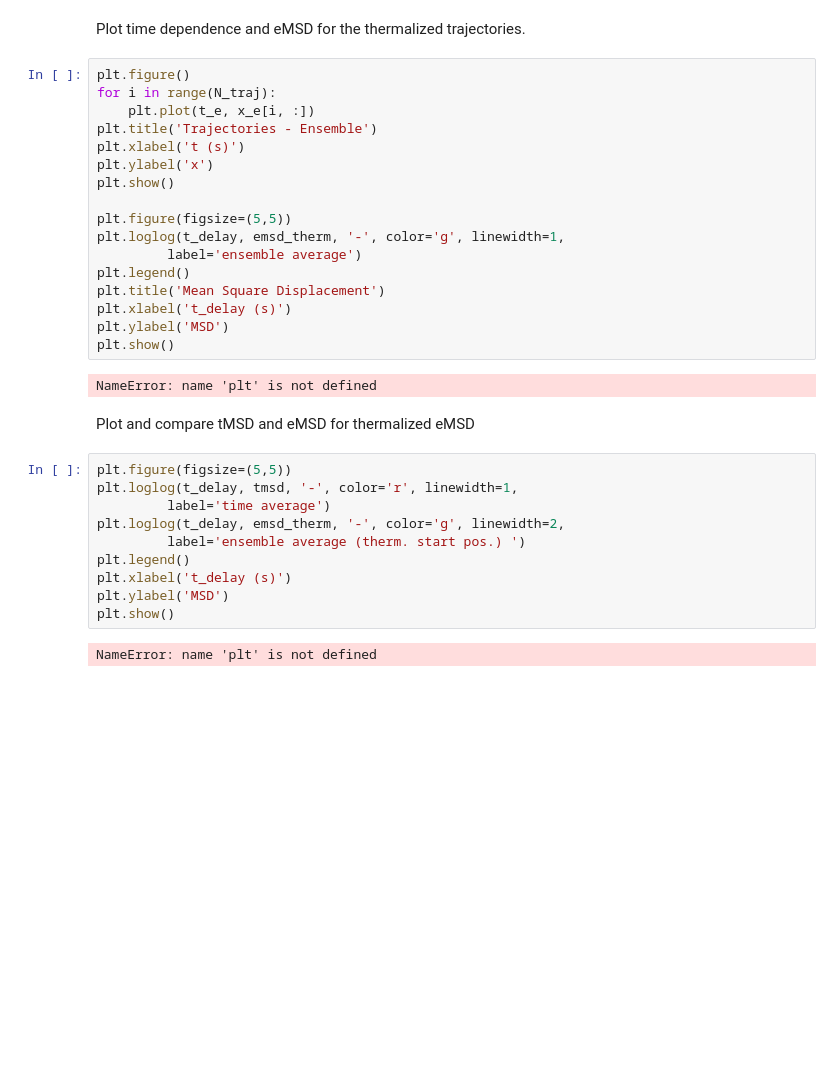
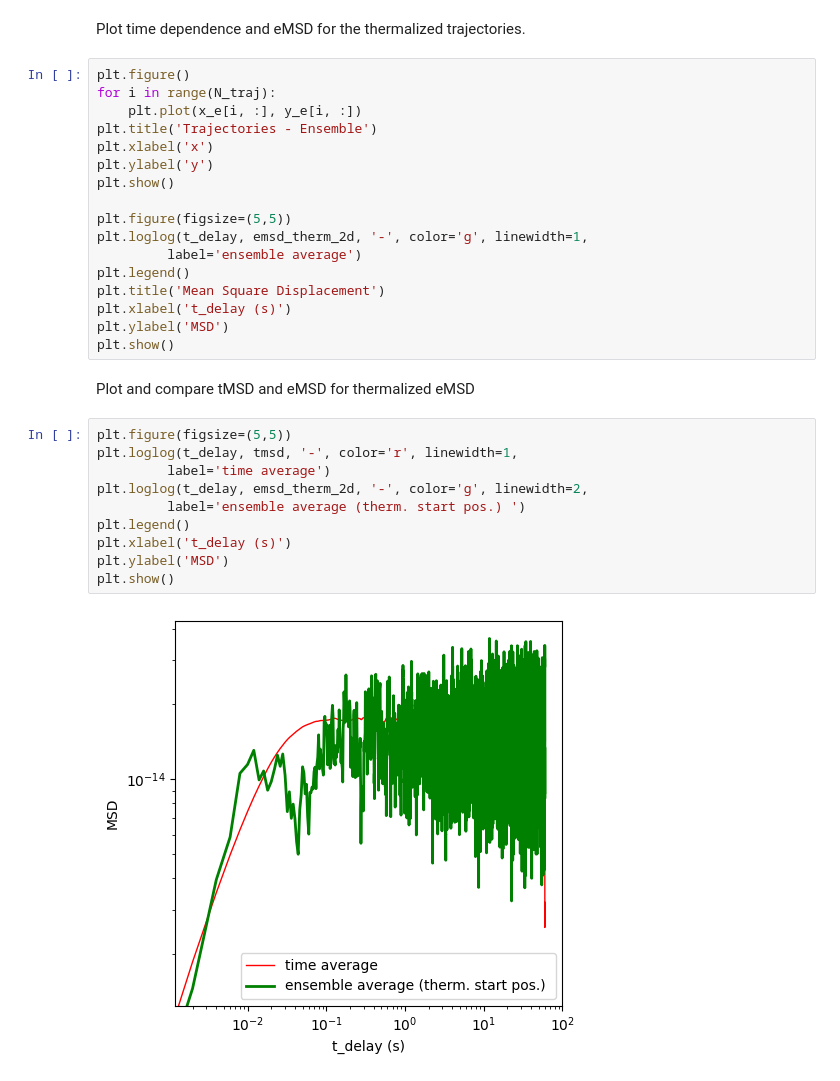
Before and after one commit to NickNorizadeh-cmd/Simulation-Of-Complex-Systems, a Jupyter notebook: HW2/HW2_Task2_Mytest.ipynb, the cells around one changed output. Cells and saved outputs as stored; diff of their text form; blank space fills up the shorter version.

```diff
--- a/HW2/HW2_Task2_Mytest.ipynb
+++ b/HW2/HW2_Task2_Mytest.ipynb
@@ -175,33 +202,31 @@ Plot time dependence and eMSD for the thermalized trajectories.
 # %%
 plt.figure()
 for i in range(N_traj):
-    plt.plot(t_e, x_e[i, :])
+    plt.plot(x_e[i, :], y_e[i, :])
 plt.title('Trajectories - Ensemble')
-plt.xlabel('t (s)')
-plt.ylabel('x')
+plt.xlabel('x')
+plt.ylabel('y')
 plt.show()
 
 plt.figure(figsize=(5,5))
-plt.loglog(t_delay, emsd_therm, '-', color='g', linewidth=1,
+plt.loglog(t_delay, emsd_therm_2d, '-', color='g', linewidth=1,
          label='ensemble average')
 plt.legend()
 plt.title('Mean Square Displacement')
 plt.xlabel('t_delay (s)')
 plt.ylabel('MSD')
 plt.show()
-# %% [output]
-NameError: name 'plt' is not defined
 # %% [markdown]
 Plot and compare tMSD and eMSD for thermalized eMSD
 # %%
 plt.figure(figsize=(5,5))
 plt.loglog(t_delay, tmsd, '-', color='r', linewidth=1,
          label='time average')
-plt.loglog(t_delay, emsd_therm, '-', color='g', linewidth=2,
+plt.loglog(t_delay, emsd_therm_2d, '-', color='g', linewidth=2,
          label='ensemble average (therm. start pos.) ')
 plt.legend()
 plt.xlabel('t_delay (s)')
 plt.ylabel('MSD')
 plt.show()
 # %% [output]
-NameError: name 'plt' is not defined
+[figure, added]
```
Also changed, not shown: parts of 5 cells of this notebook, 1 other file.
